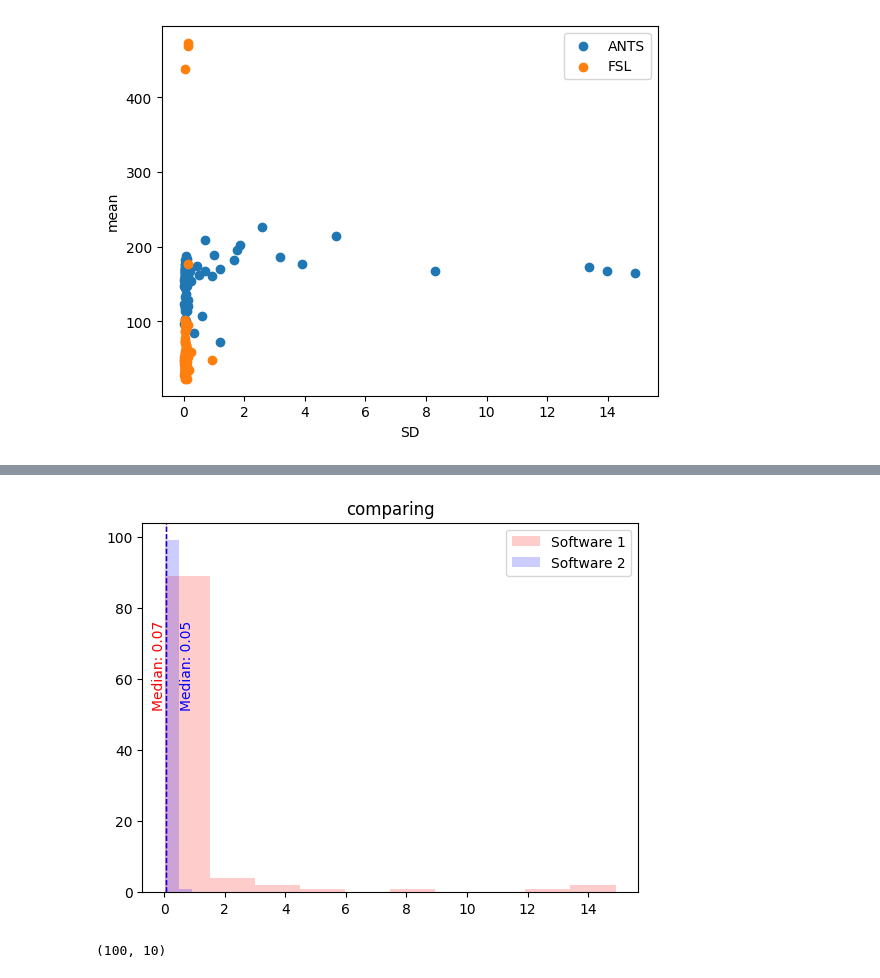
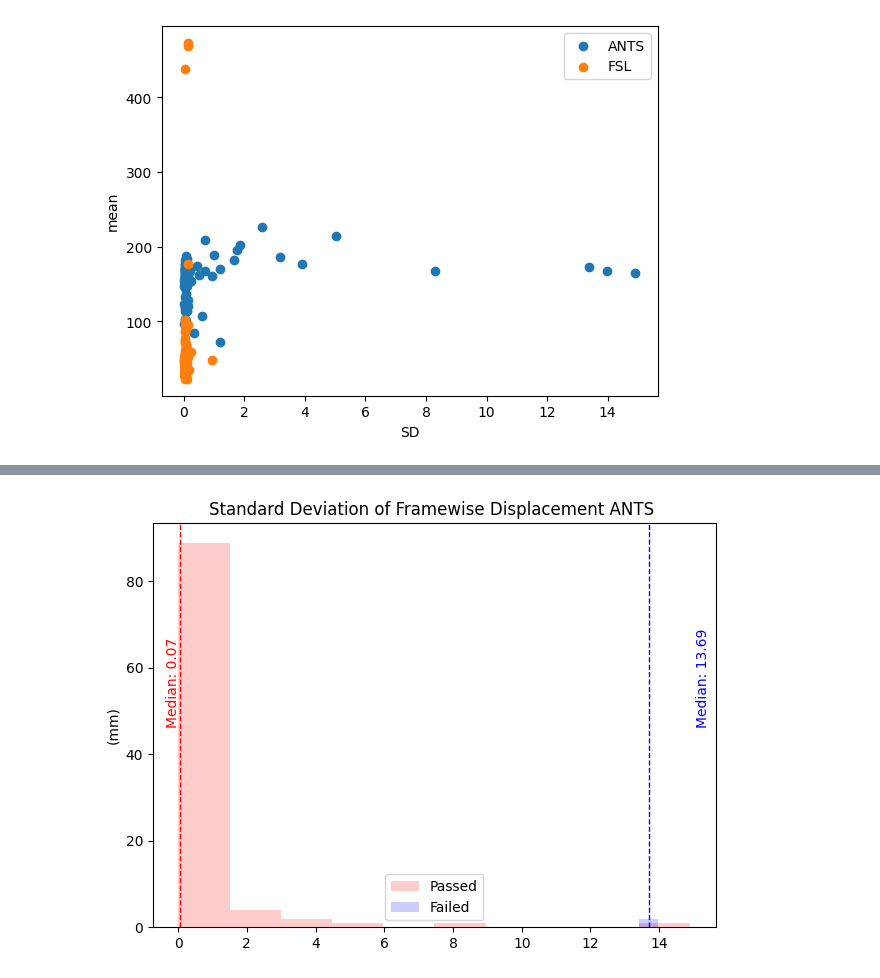
Before and after one commit to mirhnius/mca_linear_registration, a Jupyter notebook: gif_showcase.ipynb, the cells around one changed output, grey strips where cells are left out. Cells and saved outputs as stored; diff of their text form; code cells hidden in the pictures.

Commit message:
adding new FD figures

```diff
--- a/gif_showcase.ipynb
+++ b/gif_showcase.ipynb
@@ -265,7 +266,7 @@ def create_directory(path):
     if not path.exists():
         path.mkdir(parents=True, exist_ok=True)
 # %%
-def hist_plotter(data_1, data_2, title, labels=None, path=None, bins=[10,10], s=10):
+def hist_plotter(data_1, data_2, title, labels=None, path=None, bins=[10, 10], s=10, xlable=None):
 
     if labels is None:
         labels = ["Software 1", "Software 2"]
@@ -278,19 +279,38 @@ def hist_plotter(data_1, data_2, title, labels=None, path=None, bins=[10,10], s=
 
     for i in range(dims):
         plt.subplot(1, dims, i + 1)
-        plt.hist(data_1[:,i], color='r', alpha=0.2, bins=bins[0], label=labels[0])
-        plt.hist(data_2[:,i], color='b', alpha=0.2, bins=bins[1], label=labels[1])
-        median1 = np.median(data_1[:,i])
-        median2 = np.median(data_2[:,i])
-        plt.axvline(median1, color='r', linestyle='dashed', linewidth=1)
-        plt.axvline(median2, color='b', linestyle='dashed', linewidth=1)
-        plt.text(median1, plt.ylim()[1]/2, f'Median: {median1:.2f}', color='r', ha='right', rotation=90)
-        plt.text(median2*s, plt.ylim()[1]/2, f'Median: {median2:.2f}', color='b', ha='left', rotation=90)
+        plt.hist(data_1[:, i], color="r", alpha=0.2, bins=bins[0], label=labels[0])
+        plt.hist(data_2[:, i], color="b", alpha=0.2, bins=bins[1], label=labels[1])
+        median1 = np.median(data_1[:, i])
+        median2 = np.median(data_2[:, i])
+        plt.axvline(median1, color="r", linestyle="dashed", linewidth=1)
+        plt.axvline(median2, color="b", linestyle="dashed", linewidth=1)
+        plt.text(median1, plt.ylim()[1] / 2, f"Median: {median1:.2f}", color="r", ha="right", rotation=90)
+        plt.text(median2 * s, plt.ylim()[1] / 2, f"Median: {median2:.2f}", color="b", ha="left", rotation=90)
         if i == 1 or (i == 0 and dims == 1):
             plt.title(title)
         plt.legend()
+
+        if xlable:
+            plt.xlabel(xlable)
+
+        plt.subplots_adjust(left=None, bottom=None, right=None, top=None, wspace=0.75, hspace=0.75)
+        plt.tight_layout()
 
         if path:
             create_directory(path)
             plt.savefig(path / f"{title}.png")
         plt.show()
+# %%
+dir = "/home/niusham/projects/rrg-jbpoline/niusham/mca_linear_registration/outputs_plots/diagrams"
+ANTS_FD_HC_fine = np.loadtxt((dir+"/ANTS_FD_HC_fine.txt"))
+ANTS_FD_PD_fine = np.loadtxt((dir+"/ANTS_FD_PD_fine.txt"))
+
+FSL_FD_HC_fine = np.loadtxt((dir+"/FSL_FD_HC_fine.txt"))
+FSL_FD_PD_fine = np.loadtxt((dir+"/FSL_FD_PD_fine.txt"))
+
+ANTS_FD_HC_fail = np.loadtxt((dir+"/ANTS_FD_HC_failed.txt"))
+ANTS_FD_PD_fail = np.loadtxt((dir+"/ANTS_FD_PD_failed.txt"))
+
+FSL_FD_HC_fail = np.loadtxt((dir+"/FSL_FD_HC_failed.txt"))
+FSL_FD_PD_fail = np.loadtxt((dir+"/FSL_FD_PD_failed.txt"))
@@ -296,0 +330,6 @@ def hist_plotter(data_1, data_2, title, labels=None, path=None, bins=[10,10], s=
+# %%
+FSL_fine = np.concatenate([FSL_FD_HC_fine, FSL_FD_PD_fine])
+ANTS_fine = np.concatenate([ANTS_FD_HC_fine, ANTS_FD_PD_fine])
+
+FSL_fail = np.concatenate([FSL_FD_HC_fail, FSL_FD_PD_fail])
+ANTS_fail = np.concatenate([ANTS_FD_HC_fail])
@@ -297,8 +358,4 @@ def hist_plotter(data_1, data_2, title, labels=None, path=None, bins=[10,10], s=
 # %%
-hist_plotter(np.std(ANTS, axis=1), np.std(FSL, axis=1), "comparing", bins=[10,2])
+hist_plotter(np.std(ANTS_fine, axis=1), np.std(ANTS_fail, axis=1), "Standard Deviation of Framewise Displacement ANTS ", bins=[10,1], s=1.1, labels=["Passed", "Failed"],xlable="(mm)")
 # %% [output]
-[figure, old version]
+[figure, new version]
-# %%
-ANTS.shape
-# %% [output]
-(100, 10)
```
Also changed, not shown: parts of 25 cells of this notebook.
